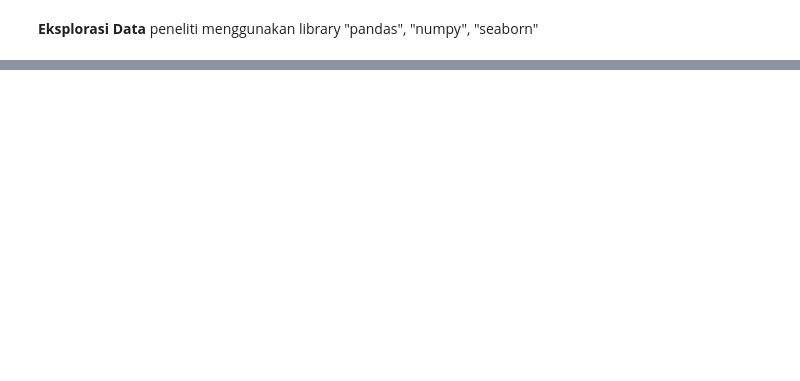
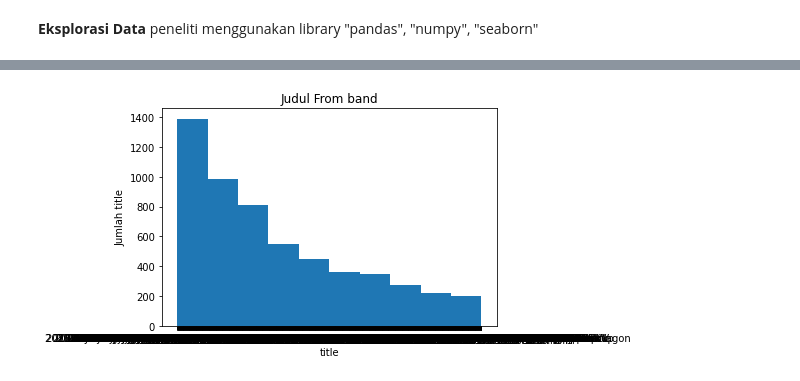
Before and after one commit to Gerindraanggaalifta98/tugasterbaru, a Jupyter notebook: Tugas_terbaru_Gerindra_Angga_Alifta_205150409111008.ipynb, the cells around one changed output, grey strips where cells are left out. Cells and saved outputs as stored; diff of their text form; code cells hidden in the pictures; blank space fills up the shorter version.

```diff
--- a/Tugas_terbaru_Gerindra_Angga_Alifta_205150409111008.ipynb
+++ b/Tugas_terbaru_Gerindra_Angga_Alifta_205150409111008.ipynb
@@ -24,0 +27,3 @@ peneliti menggunakan library "pandas", "numpy", "seaborn"
+# %%
+import pandas as pd
+url = 'https://raw.githubusercontent.com/Gerindraanggaalifta98/tugasterbaru/main/cars_validate_new.csv'
@@ -24,0 +55,21 @@ peneliti menggunakan library "pandas", "numpy", "seaborn"
+# %%
+import matplotlib.pyplot as plt
+import pandas as pd
+dt = pd.read_csv(url, error_bad_lines=False)
+
+#Plots in matplotlib reside within a figure
+
+fig=plt.figure()
+
+
+ax = fig.add_subplot(1,1,1)
+
+#Variable
+ax.hist(dt['title'],bins = 10)
+#Labels and Tit
+plt.title('Judul From band')
+plt.xlabel('title')
+plt.ylabel('Jumlah title')
+plt.show()
+# %% [output]
+[figure, added]
```
Also changed, not shown: parts of 30 cells of this notebook.
